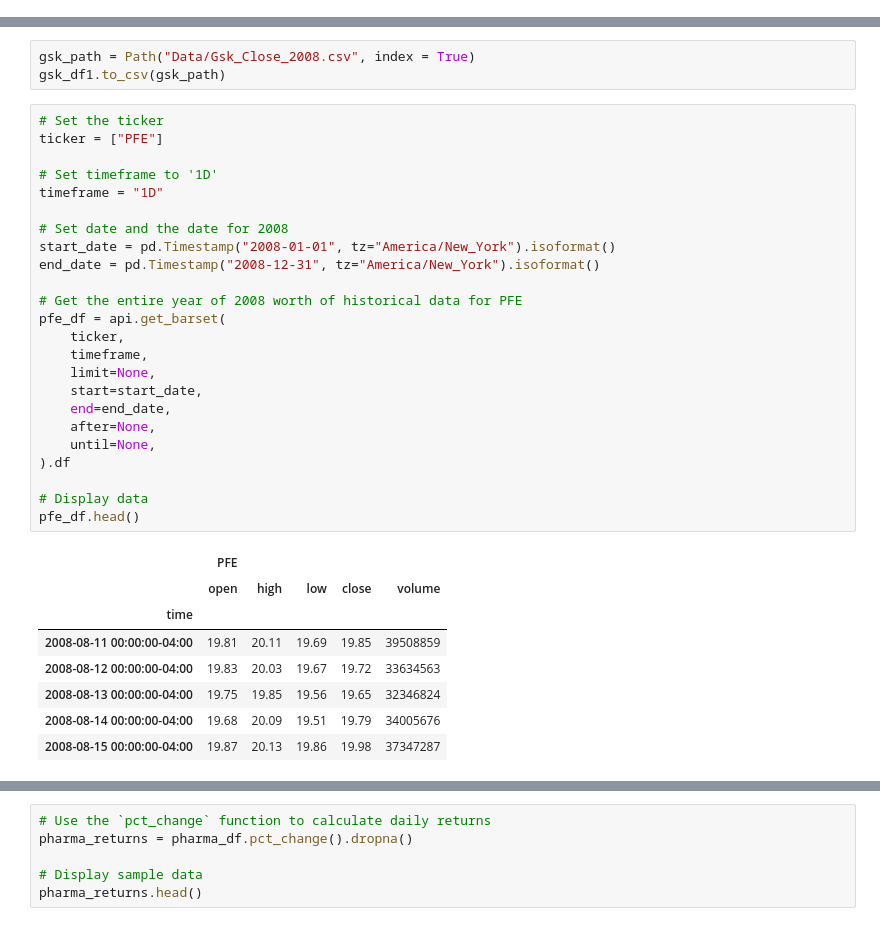
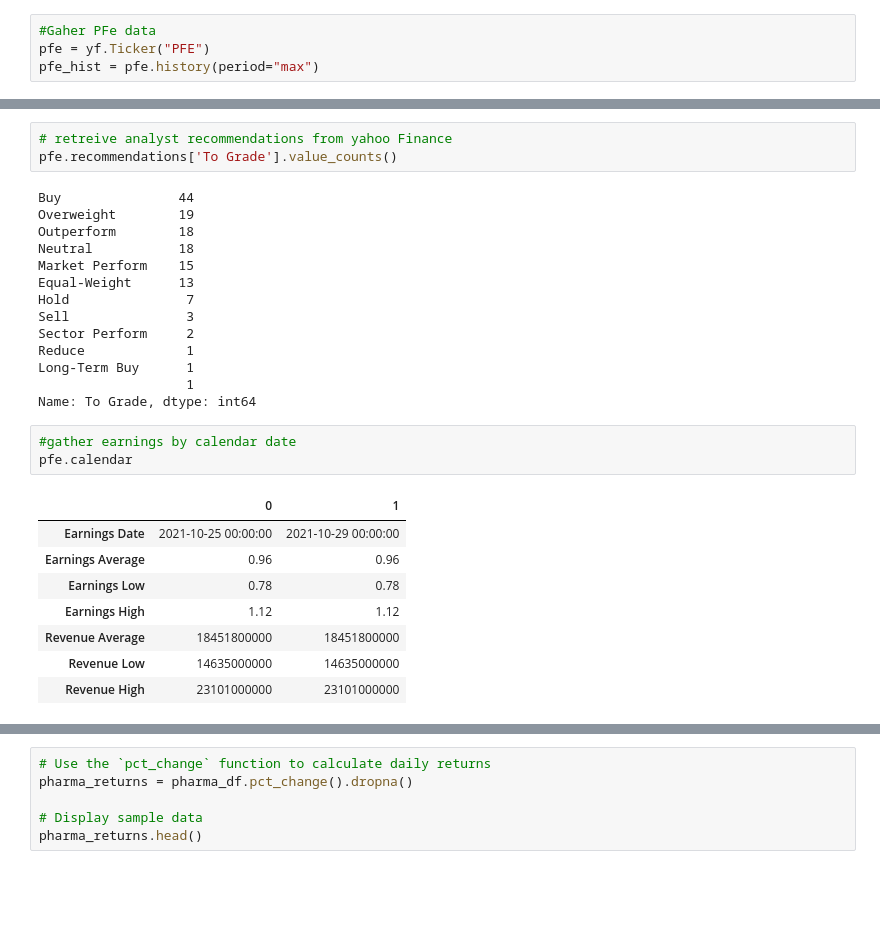
Before and after one commit to whitneydt/Algo_Project, a Jupyter notebook: Pharma.ipynb, the cells around one changed output, grey strips where cells are left out. Cells and saved outputs as stored; diff of their text form; blank space fills up the shorter version.

```diff
--- a/Pharma.ipynb
+++ b/Pharma.ipynb
@@ -59,0 +151,4 @@ gsk_df.head()
+# %%
+#Gaher PFe data
+pfe = yf.Ticker("PFE")
+pfe_hist = pfe.history(period="max")
@@ -94,37 +220,30 @@ gsk_df1.head()
 # %%
-gsk_path = Path("Data/Gsk_Close_2008.csv", index = True)
-gsk_df1.to_csv(gsk_path)
+# retreive analyst recommendations from yahoo Finance
+pfe.recommendations['To Grade'].value_counts()
+# %% [output]
+Buy               44
+Overweight        19
+Outperform        18
+Neutral           18
+Market Perform    15
+Equal-Weight      13
+Hold               7
+Sell               3
+Sector Perform     2
+Reduce             1
+Long-Term Buy      1
+                   1
+Name: To Grade, dtype: int64
 # %%
-# Set the ticker
-ticker = ["PFE"]
-
-# Set timeframe to '1D'
-timeframe = "1D"
-
-# Set date and the date for 2008
-start_date = pd.Timestamp("2008-01-01", tz="America/New_York").isoformat()
-end_date = pd.Timestamp("2008-12-31", tz="America/New_York").isoformat()
-
-# Get the entire year of 2008 worth of historical data for PFE
-pfe_df = api.get_barset(
-    ticker,
-    timeframe,
-    limit=None,
-    start=start_date,
-    end=end_date,
-    after=None,
-    until=None,
-).df
-
-# Display data
-pfe_df.head()
+#gather earnings by calendar date
+pfe.calendar
 # %% [output]
-|  | PFE |  |  |  |  |
-|  | open | high | low | close | volume |
-| time |  |  |  |  |  |
-| 2008-08-11 00:00:00-04:00 | 19.81 | 20.11 | 19.69 | 19.85 | 39508859 |
-| 2008-08-12 00:00:00-04:00 | 19.83 | 20.03 | 19.67 | 19.72 | 33634563 |
-| 2008-08-13 00:00:00-04:00 | 19.75 | 19.85 | 19.56 | 19.65 | 32346824 |
-| 2008-08-14 00:00:00-04:00 | 19.68 | 20.09 | 19.51 | 19.79 | 34005676 |
-| 2008-08-15 00:00:00-04:00 | 19.87 | 20.13 | 19.86 | 19.98 | 37347287 |
+|  | 0 | 1 |
+| Earnings Date | 2021-10-25 00:00:00 | 2021-10-29 00:00:00 |
+| Earnings Average | 0.96 | 0.96 |
+| Earnings Low | 0.78 | 0.78 |
+| Earnings High | 1.12 | 1.12 |
+| Revenue Average | 18451800000 | 18451800000 |
+| Revenue Low | 14635000000 | 14635000000 |
+| Revenue High | 23101000000 | 23101000000 |
 # %%
```
Also changed, not shown: parts of 24 cells of this notebook, 1 other file.
